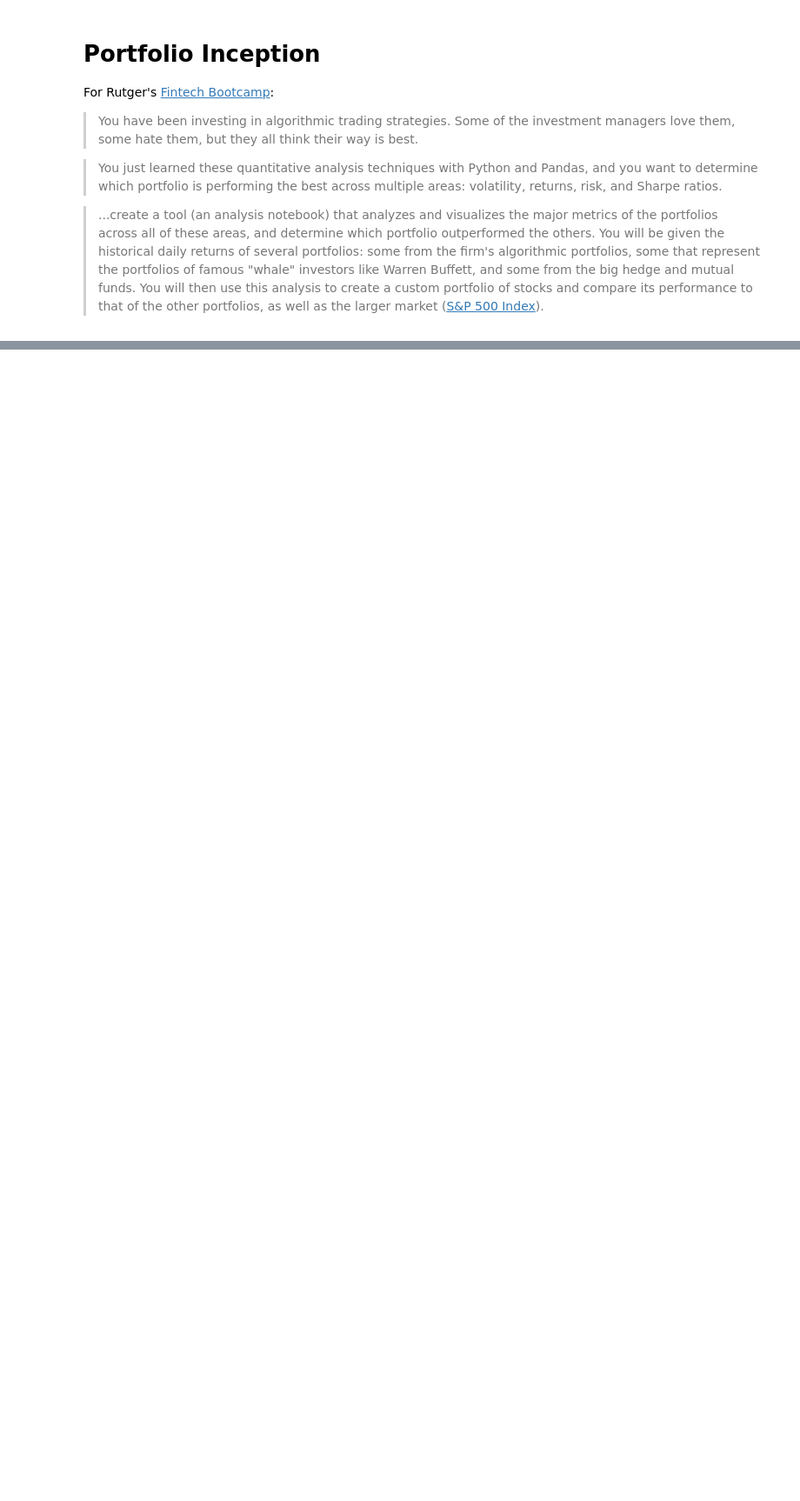
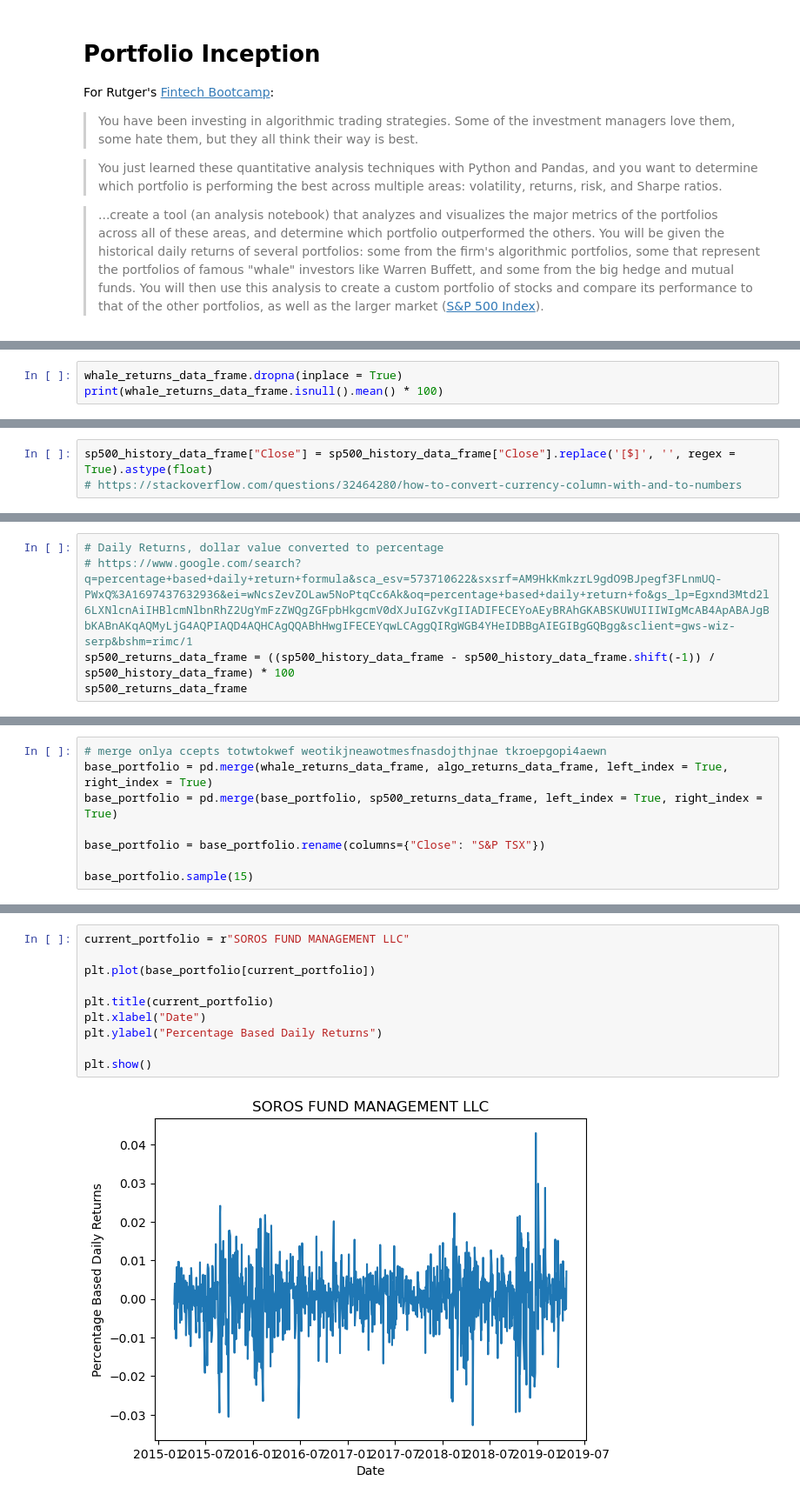
Before and after one commit to ppatel0910/Module_4, a Jupyter notebook: portfolio-inception.ipynb, the cells around one changed output, grey strips where cells are left out. Shown at 87% size. Saved outputs shown, nothing was run; the diff lists cells and outputs as text; blank space fills up the shorter version.

Commit message:
Added plots and started newer cumilitive plots

```diff
--- a/portfolio-inception.ipynb
+++ b/portfolio-inception.ipynb
@@ -100,0 +96,3 @@ csv_data.duplicated()
+# %%
+whale_returns_data_frame.dropna(inplace = True)
+print(whale_returns_data_frame.isnull().mean() * 100)
@@ -100,0 +143,3 @@ csv_data.duplicated()
+# %%
+sp500_history_data_frame["Close"] = sp500_history_data_frame["Close"].replace('[$]', '', regex = True).astype(float)
+# https://stackoverflow.com/questions/32464280/how-to-convert-currency-column-with-and-to-numbers
@@ -100,0 +156,5 @@ csv_data.duplicated()
+# %%
+# Daily Returns, dollar value converted to percentage
+# https://www.google.com/search?q=percentage+based+daily+return+formula&sca_esv=573710622&sxsrf=AM9HkKmkzrL9gdO9BJpegf3FLnmUQ-PWxQ%3A1697437632936&ei=wNcsZevZOLaw5NoPtqCc6Ak&oq=percentage+based+daily+return+fo&gs_lp=Egxnd3Mtd2l6LXNlcnAiIHBlcmNlbnRhZ2UgYmFzZWQgZGFpbHkgcmV0dXJuIGZvKgIIADIFECEYoAEyBRAhGKABSKUWUIIIWIgMcAB4ApABAJgBbKABnAKqAQMyLjG4AQPIAQD4AQHCAgQQABhHwgIFECEYqwLCAggQIRgWGB4YHeIDBBgAIEGIBgGQBgg&sclient=gws-wiz-serp&bshm=rimc/1
+sp500_returns_data_frame = ((sp500_history_data_frame - sp500_history_data_frame.shift(-1)) / sp500_history_data_frame) * 100
+sp500_returns_data_frame
@@ -100,0 +176,8 @@ csv_data.duplicated()
+# %%
+# merge onlya ccepts totwtokwef weotikjneawotmesfnasdojthjnae tkroepgopi4aewn
+base_portfolio = pd.merge(whale_returns_data_frame, algo_returns_data_frame, left_index = True, right_index = True)
+base_portfolio = pd.merge(base_portfolio, sp500_returns_data_frame, left_index = True, right_index = True)
+
+base_portfolio = base_portfolio.rename(columns={"Close": "S&P TSX"})
+
+base_portfolio.sample(15)
@@ -100,0 +202,12 @@ csv_data.duplicated()
+# %%
+current_portfolio = r"SOROS FUND MANAGEMENT LLC"
+
+plt.plot(base_portfolio[current_portfolio])
+
+plt.title(current_portfolio)
+plt.xlabel("Date")
+plt.ylabel("Percentage Based Daily Returns")
+
+plt.show()
+# %% [output]
+[figure, added]
```
Also changed, not shown: parts of 25 cells of this notebook.
